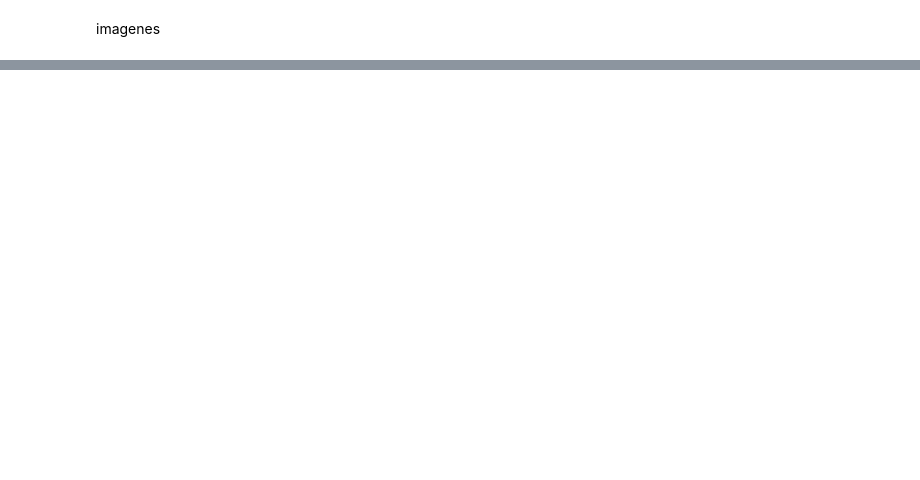
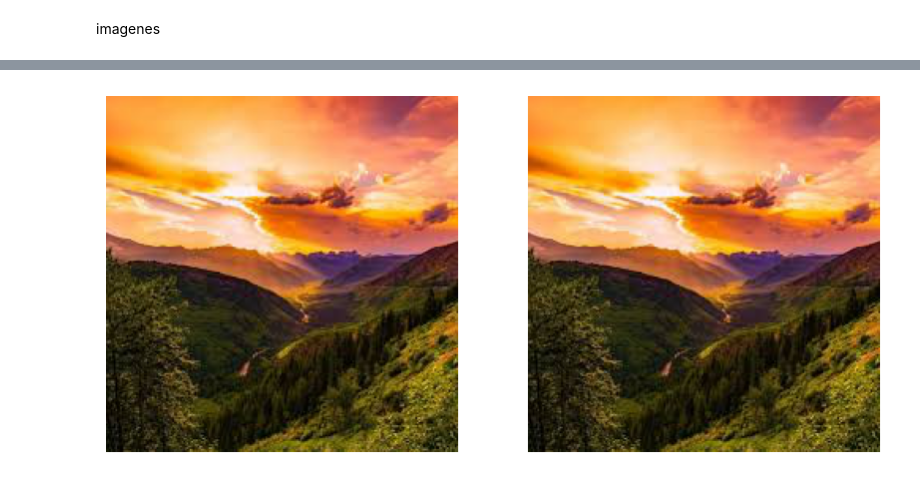
Before and after one commit to marcos7-eri/pdi, a Jupyter notebook: clase2.ipynb, the cells around one changed output, grey strips where cells are left out. Drawn from its saved outputs; the diff is of its cells as text; code cells hidden in the pictures; blank space fills up the shorter version.

```diff
--- a/clase2.ipynb
+++ b/clase2.ipynb
@@ -27,0 +162,96 @@ ModuleNotFoundError: No module named 'cv2'
+# %%
+import cv2
+import matplotlib.pyplot as plt
+import numpy as np
+
+def hsv_a_rgb(H, S, V):
+    H = H % 360
+    C = V * S
+    X = C * (1 - abs((H / 60) % 2 - 1))
+    m = V - C
+
+    if 0 <= H < 60:
+        Rp, Gp, Bp = C, X, 0
+    elif 60 <= H < 120:
+        Rp, Gp, Bp = X, C, 0
+    elif 120 <= H < 180:
+        Rp, Gp, Bp = 0, C, X
+    elif 180 <= H < 240:
+        Rp, Gp, Bp = 0, X, C
+    elif 240 <= H < 300:
+        Rp, Gp, Bp = X, 0, C
+    else:
+        Rp, Gp, Bp = C, 0, X
+
+    R = (Rp + m) * 255
+    G = (Gp + m) * 255
+    B = (Bp + m) * 255
+
+    return int(round(R)), int(round(G)), int(round(B))
+
+
+def RGB2HSV(img):
+    img = img.astype(np.float32) / 255.0
+    new_img = np.zeros_like(img)
+
+    maxValue = np.amax(img, axis=2)
+    minValue = np.amin(img, axis=2)
+    maxChannel = np.argmax(img, axis=2)
+
+    new_img[...,2] = maxValue
+
+    for i in range(img.shape[0]):
+        for j in range(img.shape[1]):
+            if maxValue[i,j] == 0:
+                new_img[i,j,1] = 0
+            else:
+                new_img[i,j,1] = (maxValue[i,j] - minValue[i,j]) / maxValue[i,j]
+
+    for i in range(img.shape[0]):
+        for j in range(img.shape[1]):
+            if maxValue[i,j] == minValue[i,j]:
+                new_img[i,j,0] = 0
+            elif maxChannel[i,j] == 0:
+                new_img[i,j,0] = 60 * ((img[i,j,1] - img[i,j,2]) / (maxValue[i,j] - minValue[i,j]))
+            elif maxChannel[i,j] == 1:
+                new_img[i,j,0] = 120 + 60 * ((img[i,j,2] - img[i,j,0]) / (maxValue[i,j] - minValue[i,j]))
+            else:
+                new_img[i,j,0] = 240 + 60 * ((img[i,j,0] - img[i,j,1]) / (maxValue[i,j] - minValue[i,j]))
+
+    mask = new_img[...,0] < 0
+    new_img[...,0][mask] += 360
+
+    return new_img
+
+
+img = cv2.imread('image.jpg')
+if img is None:
+    exit()
+
+img_rgb = cv2.cvtColor(img, cv2.COLOR_BGR2RGB)
+
+img_hsv = RGB2HSV(img_rgb)
+
+alto, ancho, _ = img_hsv.shape
+rgb_convertido = np.zeros((alto, ancho, 3), dtype=np.uint8)
+
+for i in range(alto):
+    for j in range(ancho):
+        H = img_hsv[i, j, 0]
+        S = img_hsv[i, j, 1]
+        V = img_hsv[i, j, 2]
+        rgb_convertido[i, j] = hsv_a_rgb(H, S, V)
+
+plt.figure(figsize=(10,5))
+
+plt.subplot(1,2,1)
+plt.imshow(img_rgb)
+plt.axis("off")
+
+plt.subplot(1,2,2)
+plt.imshow(rgb_convertido)
+plt.axis("off")
+
+plt.show()
+# %% [output]
+[figure, added]
```
Also changed, not shown: parts of 9 cells of this notebook, 4 other files.
